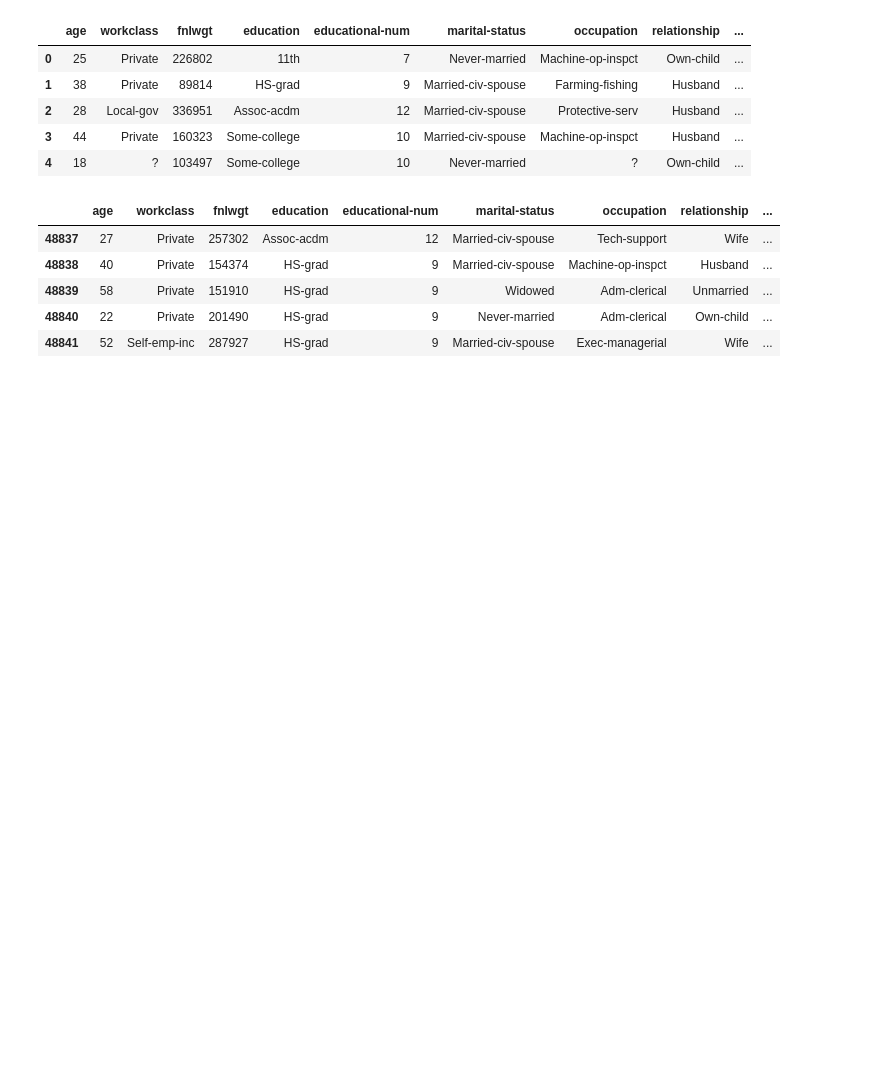
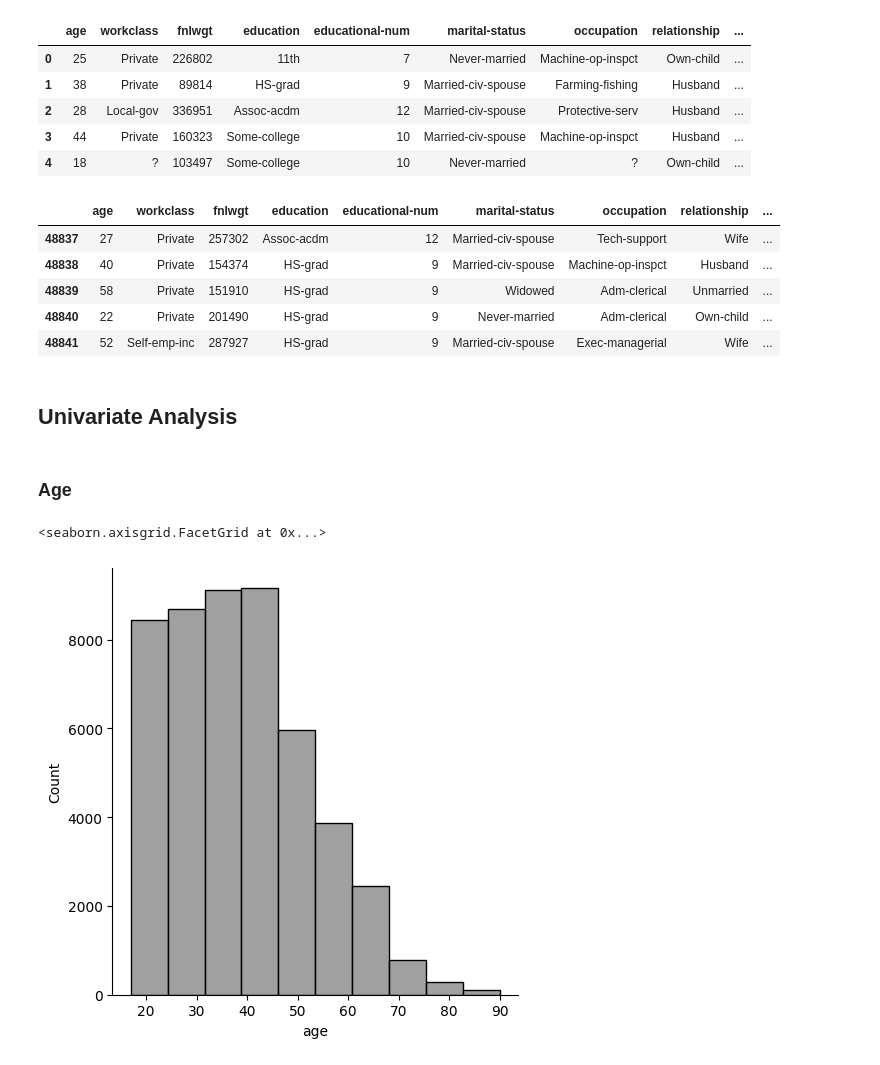
Before and after one commit to RAHUL1115/Adult-income-regression, a Jupyter notebook: index.ipynb, the cells around one changed output. Saved outputs shown, nothing was run; the diff lists cells and outputs as text; code cells hidden in the pictures; blank space fills up the shorter version.

```diff
--- a/index.ipynb
+++ b/index.ipynb
@@ -7,8 +9,8 @@ import matplotlib.pyplot as plt
 import seaborn as sns
 import plotly as plot
 # %%
-raw_data = pd.read_csv('adult.csv')
-raw_data.info()
+raw_df = pd.read_csv('adult.csv')
+raw_df.info()
 # %% [output]
 <class 'pandas.core.frame.DataFrame'>
 RangeIndex: 48842 entries, 0 to 48841
@@ -57,3 +59,12 @@ raw_data.tail()
 | 48839 | 58 | Private | 151910 | HS-grad | 9 | Widowed | Adm-clerical | Unmarried | ... |
 | 48840 | 22 | Private | 201490 | HS-grad | 9 | Never-married | Adm-clerical | Own-child | ... |
 | 48841 | 52 | Self-emp-inc | 287927 | HS-grad | 9 | Married-civ-spouse | Exec-managerial | Wife | ... |
+# %% [markdown]
+## Univariate Analysis
+# %% [markdown]
+### Age
+# %%
+sns.displot(raw_df['age'],kde=False,color='gray',bins=10)
+# %% [output]
+<seaborn.axisgrid.FacetGrid at 0x...>
+[figure, added]
```
Also changed, not shown: parts of 6 cells of this notebook.
